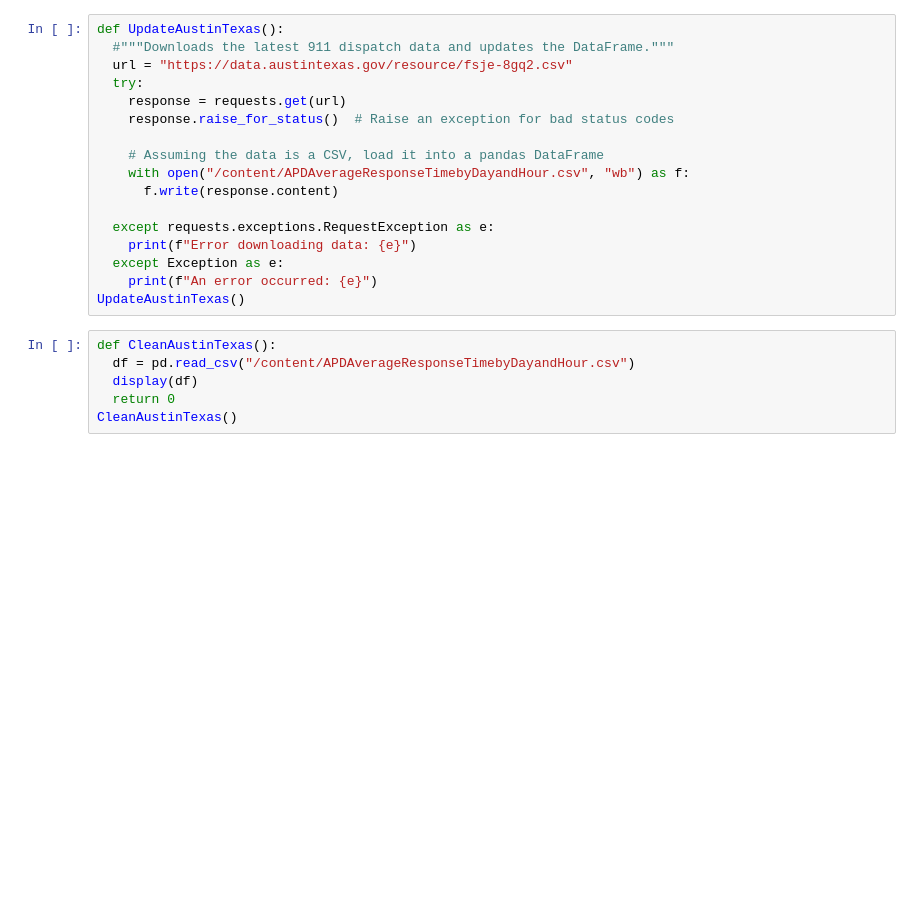
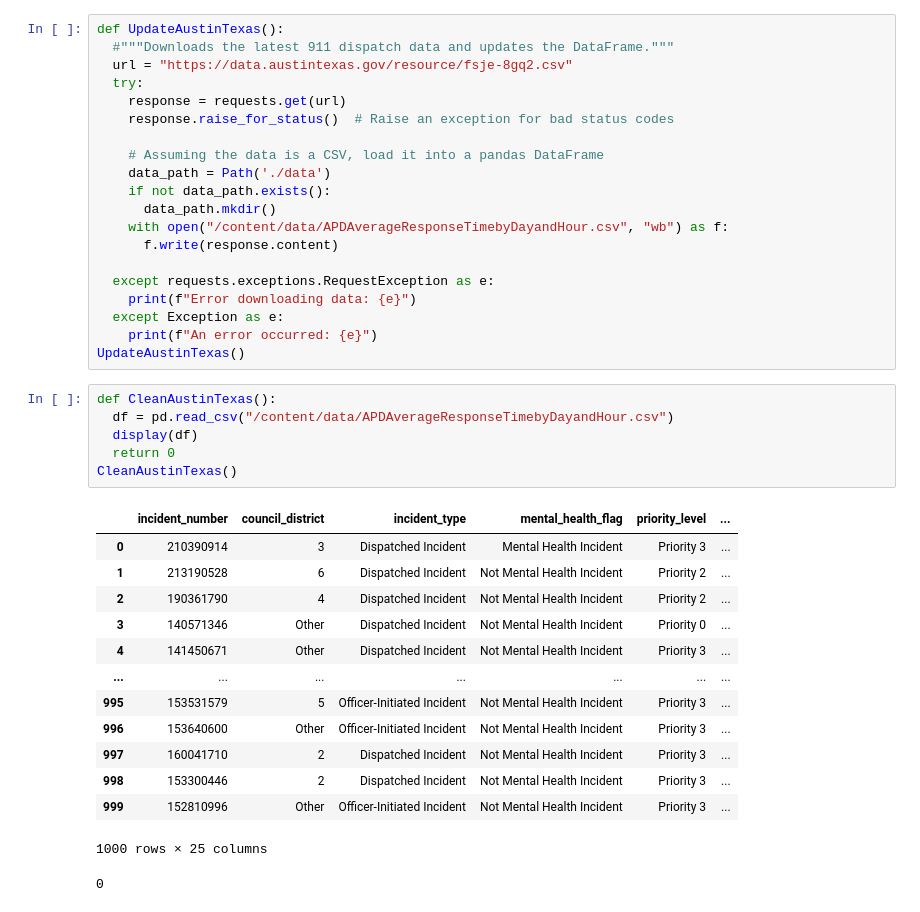
Before and after one commit to albhoe/701_assignments, a Jupyter notebook: project/911Call.ipynb, the cells around one changed output. Drawn from its saved outputs; the diff is of its cells as text; blank space fills up the shorter version.

```diff
--- a/project/911Call.ipynb
+++ b/project/911Call.ipynb
@@ -68,7 +66,10 @@ def UpdateAustinTexas():
     response.raise_for_status()  # Raise an exception for bad status codes
 
     # Assuming the data is a CSV, load it into a pandas DataFrame
-    with open("/content/APDAverageResponseTimebyDayandHour.csv", "wb") as f:
+    data_path = Path('./data')
+    if not data_path.exists():
+      data_path.mkdir()
+    with open("/content/data/APDAverageResponseTimebyDayandHour.csv", "wb") as f:
       f.write(response.content)
 
   except requests.exceptions.RequestException as e:
@@ -78,9 +79,24 @@ def UpdateAustinTexas():
 UpdateAustinTexas()
 # %%
 def CleanAustinTexas():
-  df = pd.read_csv("/content/APDAverageResponseTimebyDayandHour.csv")
+  df = pd.read_csv("/content/data/APDAverageResponseTimebyDayandHour.csv")
   display(df)
   return 0
 CleanAustinTexas()
+# %% [output]
+|  | incident_number | council_district | incident_type | mental_health_flag | priority_level | ... |
+| 0 | 210390914 | 3 | Dispatched Incident | Mental Health Incident | Priority 3 | ... |
+| 1 | 213190528 | 6 | Dispatched Incident | Not Mental Health Incident | Priority 2 | ... |
+| 2 | 190361790 | 4 | Dispatched Incident | Not Mental Health Incident | Priority 2 | ... |
+| 3 | 140571346 | Other | Dispatched Incident | Not Mental Health Incident | Priority 0 | ... |
+| 4 | 141450671 | Other | Dispatched Incident | Not Mental Health Incident | Priority 3 | ... |
+| ... | ... | ... | ... | ... | ... | ... |
+| 995 | 153531579 | 5 | Officer-Initiated Incident | Not Mental Health Incident | Priority 3 | ... |
+| 996 | 153640600 | Other | Officer-Initiated Incident | Not Mental Health Incident | Priority 3 | ... |
+| 997 | 160041710 | 2 | Dispatched Incident | Not Mental Health Incident | Priority 3 | ... |
+| 998 | 153300446 | 2 | Dispatched Incident | Not Mental Health Incident | Priority 3 | ... |
+| 999 | 152810996 | Other | Officer-Initiated Incident | Not Mental Health Incident | Priority 3 | ... |
+1000 rows × 25 columns
+0
 # %%
 def CleanAnalyzeBoston():
```
Also changed, not shown: parts of 6 cells of this notebook.
